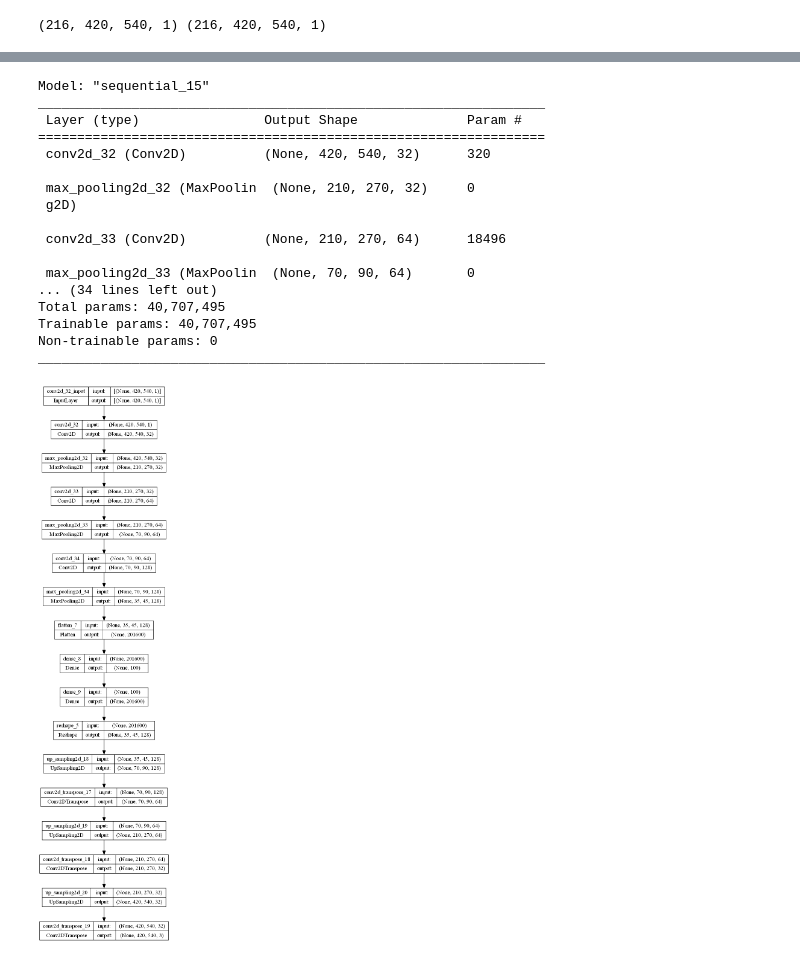
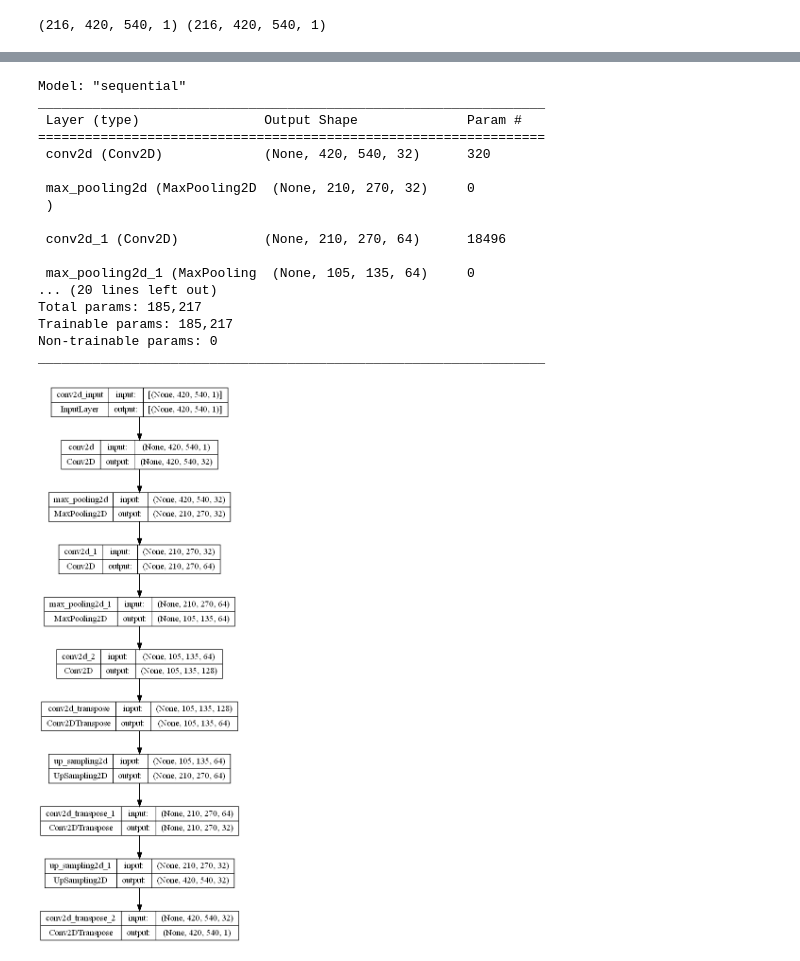
Before and after one commit to blueberrysmoooothie/programing_Practice, a Jupyter notebook: deep_learning/day4_hw2.ipynb, the cells around one changed output, grey strips where cells are left out. Drawn from its saved outputs; the diff is of its cells as text; code cells hidden in the pictures.

```diff
--- a/deep_learning/day4_hw2.ipynb
+++ b/deep_learning/day4_hw2.ipynb
@@ -52,6 +52,6 @@ plt.show()
 # %%
 from tensorflow.keras import Sequential
-from tensorflow.keras.layers import Conv2D, MaxPool2D, Conv2DTranspose, UpSampling2D, Reshape, Flatten, Dense
+from tensorflow.keras.layers import Conv2D, MaxPooling2D, Conv2DTranspose, UpSampling2D, Reshape, Flatten, Dense
 from tensorflow.keras.utils import plot_model, set_random_seed
 def make_model():
     set_random_seed(493)
@@ -60,68 +60,66 @@ def make_model():
 
     model.add(Conv2D(filters = 32, kernel_size=3, padding='same', input_shape =(420, 540,1),activation = 'relu'
    ))
-    model.add(MaxPool2D())
+    model.add(MaxPooling2D())
+
     model.add(Conv2D(filters = 64, kernel_size=3, padding='same', input_shape =(420, 540,1),activation = 'relu'
    ))
-    model.add(MaxPool2D((3,3)))
+    model.add(MaxPooling2D())
+
     model.add(Conv2D(filters = 128, kernel_size=3, padding='same', input_shape =(420, 540,1),activation = 'relu'
    ))
-    model.add(MaxPool2D())
 
 #     병목층
-    model.add(Flatten())
-    model.add(Dense(
-        100,
-        activation = 'relu'
-   ))
-    model.add(Dense(
-        35*45*128,
-        activation = 'relu'
-   ))
-    model.add(Reshape((35, 45, 128)))
+#     model.add(Flatten())
+#     model.add(Dense(
+#         100,
+#         activation = 'relu'
+#    ))
+#     model.add(Dense(
+#         35*45*128,
+#         activation = 'relu'
+#    ))
+#     model.add(Reshape((70, 90, 128)))
 #     decoder
-    model.add(UpSampling2D())
     model.add(Conv2DTranspose(
         64,3,padding='same',
         activation = 'relu')
              )
-
-    model.add(UpSampling2D((3,3)))
+    model.add(UpSampling2D())
     model.add(Conv2DTranspose(
         32,3,padding='same',
         activation = 'relu')
              )
-
     model.add(UpSampling2D())
-    model.add(Conv2DTranspose(filters = 3, kernel_size=3, padding='same', activation='sigmoid'))
+    model.add(Conv2DTranspose(filters = 1, kernel_size=3, padding='same', activation='sigmoid'))
 
     model.summary()
-
     model.compile(
         optimizer='adam',
-        loss = 'mean_squared_error',
+        loss = 'binary_crossentropy',
         metrics = 'mean_squared_error'
     )
+
     return model
 
-model = make_model()
-plot_model(model,show_shapes=True)
+model1 = make_model()
+plot_model(model1,show_shapes=True)
 # %% [output]
-Model: "sequential_15"
+Model: "sequential"
 _________________________________________________________________
  Layer (type)                Output Shape              Param #
 =================================================================
- conv2d_32 (Conv2D)          (None, 420, 540, 32)      320
+ conv2d (Conv2D)             (None, 420, 540, 32)      320
 
- max_pooling2d_32 (MaxPoolin  (None, 210, 270, 32)     0
- g2D)
+ max_pooling2d (MaxPooling2D  (None, 210, 270, 32)     0
+ )
 
- conv2d_33 (Conv2D)          (None, 210, 270, 64)      18496
+ conv2d_1 (Conv2D)           (None, 210, 270, 64)      18496
 
- max_pooling2d_33 (MaxPoolin  (None, 70, 90, 64)       0
-... (34 lines left out)
-Total params: 40,707,495
-Trainable params: 40,707,495
+ max_pooling2d_1 (MaxPooling  (None, 105, 135, 64)     0
+... (20 lines left out)
+Total params: 185,217
+Trainable params: 185,217
 Non-trainable params: 0
 _________________________________________________________________
-[figure, old version]
+[figure, new version]
```
Also changed, not shown: parts of 11 cells of this notebook, 3 other files.
